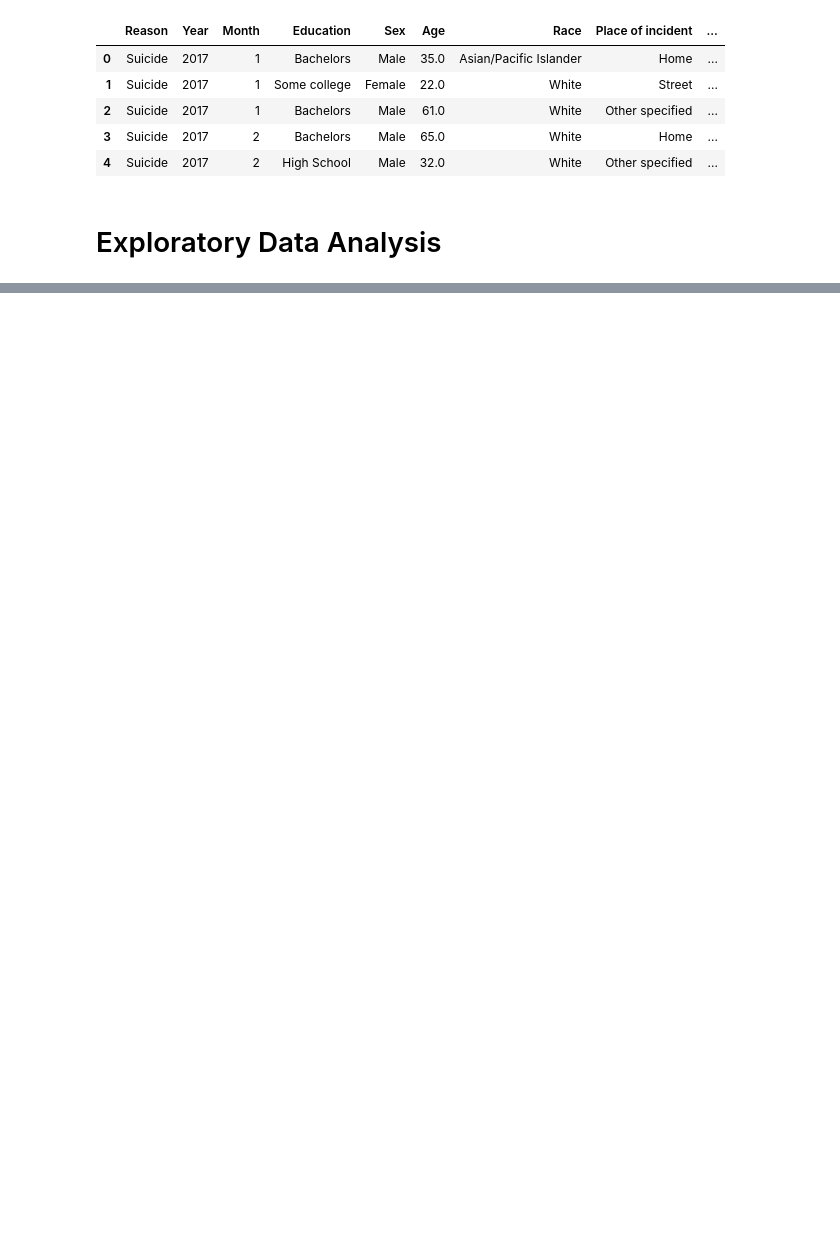
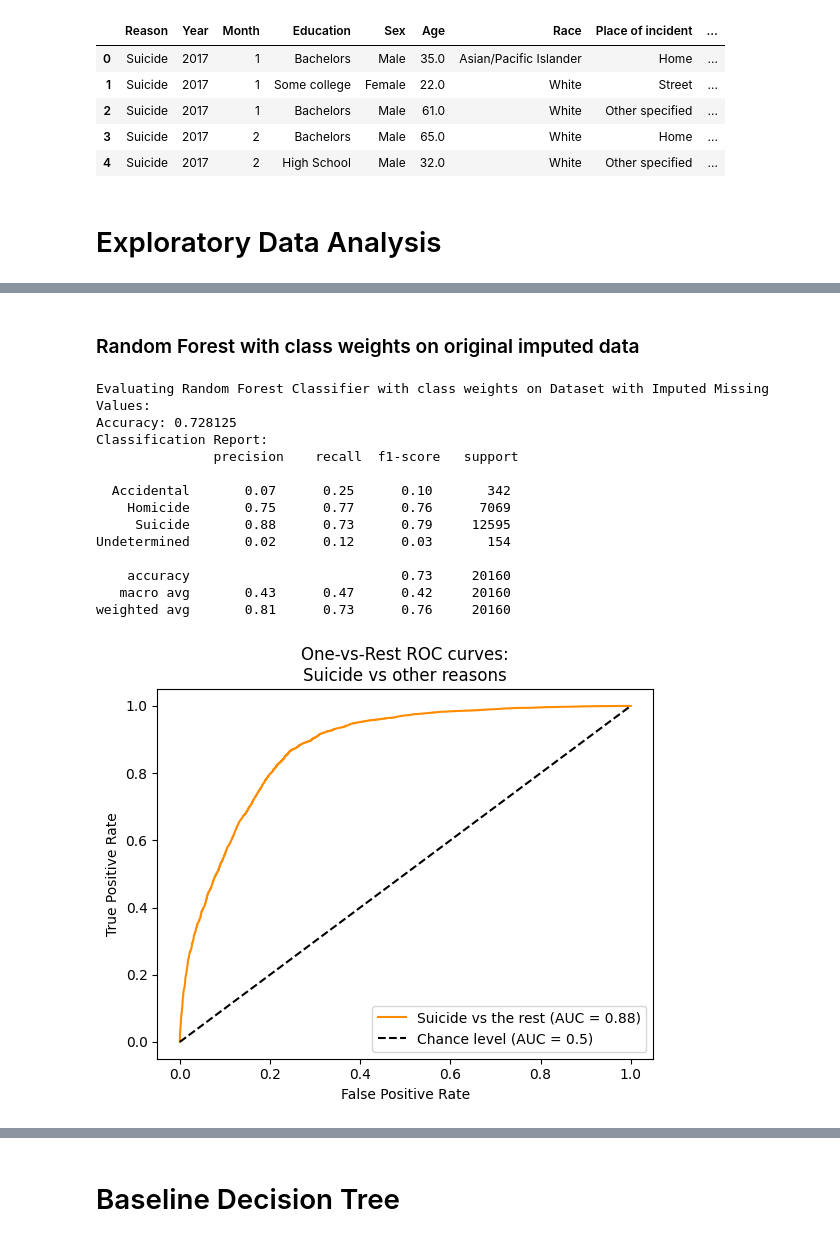
Before and after one commit to ahuang28/cs3244_final_project, a Jupyter notebook: code.ipynb, the cells around one changed output, grey strips where cells are left out. Saved outputs shown, nothing was run; the diff lists cells and outputs as text; code cells hidden in the pictures; blank space fills up the shorter version.

```diff
--- a/code.ipynb
+++ b/code.ipynb
@@ -497,0 +485,24 @@ weighted avg       0.84      0.84      0.84     19998
+# %% [markdown]
+### Random Forest with class weights on original imputed data
+# %%
+x_train_impute, y_train_impute = target_response_split(df_clean_train_impecd)
+best_param_imp, accuracy_imp, report_imp = train_evaluate_rf(x_train_impute, y_train_impute, x_test, y_test, True)
+
+print("\nEvaluating Random Forest Classifier with class weights on Dataset with Imputed Missing Values:")
+print(f"Accuracy: {accuracy_imp}")
+print("Classification Report:\n", report_imp)
+# %% [output]
+Evaluating Random Forest Classifier with class weights on Dataset with Imputed Missing Values:
+Accuracy: 0.728125
+Classification Report:
+               precision    recall  f1-score   support
+
+  Accidental       0.07      0.25      0.10       342
+    Homicide       0.75      0.77      0.76      7069
+     Suicide       0.88      0.73      0.79     12595
+Undetermined       0.02      0.12      0.03       154
+
+    accuracy                           0.73     20160
+   macro avg       0.43      0.47      0.42     20160
+weighted avg       0.81      0.73      0.76     20160
+[figure, added]
@@ -497,0 +512,2 @@ weighted avg       0.84      0.84      0.84     19998
+# %% [markdown]
+# Baseline Decision Tree
```
Also changed, not shown: parts of 104 cells of this notebook.
